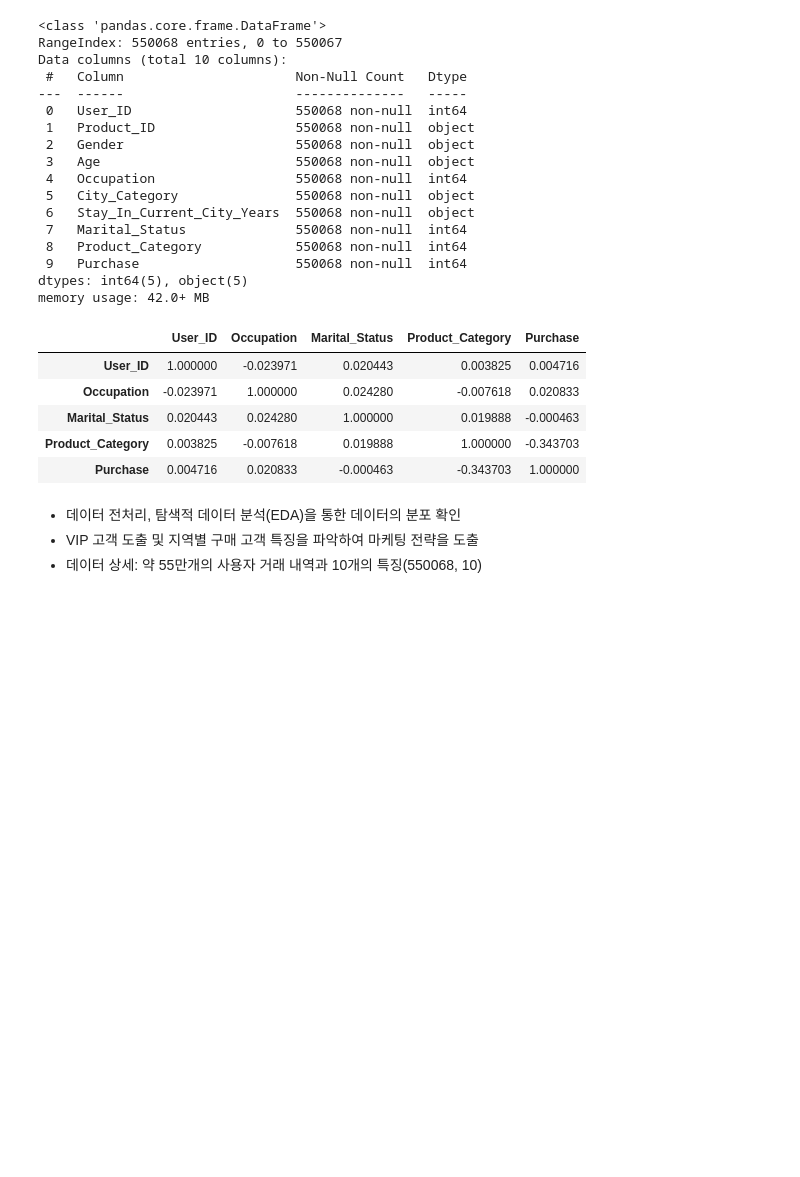
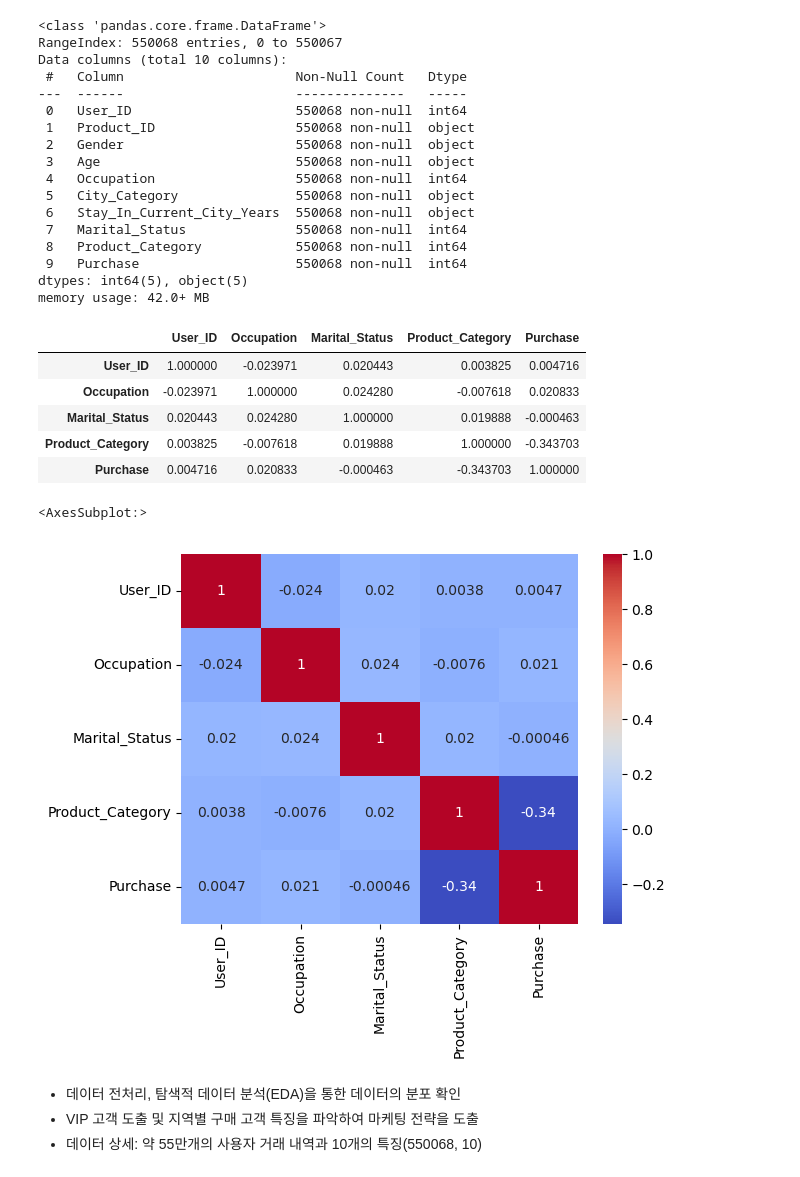
Before and after one commit to EunSeo35/Multicampus_TIL, a Jupyter notebook: 26_쇼핑몰데이터분석(미니프로젝트).ipynb, the cells around one changed output. Cells and saved outputs as stored; diff of their text form; code cells hidden in the pictures; blank space fills up the shorter version.

```diff
--- a/26_쇼핑몰데이터분석(미니프로젝트).ipynb
+++ b/26_쇼핑몰데이터분석(미니프로젝트).ipynb
@@ -288,6 +293,11 @@ cor_matrix
 | Marital_Status | 0.020443 | 0.024280 | 1.000000 | 0.019888 | -0.000463 |
 | Product_Category | 0.003825 | -0.007618 | 0.019888 | 1.000000 | -0.343703 |
 | Purchase | 0.004716 | 0.020833 | -0.000463 | -0.343703 | 1.000000 |
+# %%
+sns.heatmap(cor_matrix, annot=True , cmap = 'coolwarm')
+# %% [output]
+<AxesSubplot:>
+[figure, added]
 # %% [markdown]
 - 데이터 전처리, 탐색적 데이터 분석(EDA)을 통한 데이터의 분포 확인
 - VIP 고객 도출 및 지역별 구매 고객 특징을 파악하여 마케팅 전략을 도출
```
Also changed, not shown: parts of 9 cells of this notebook.
